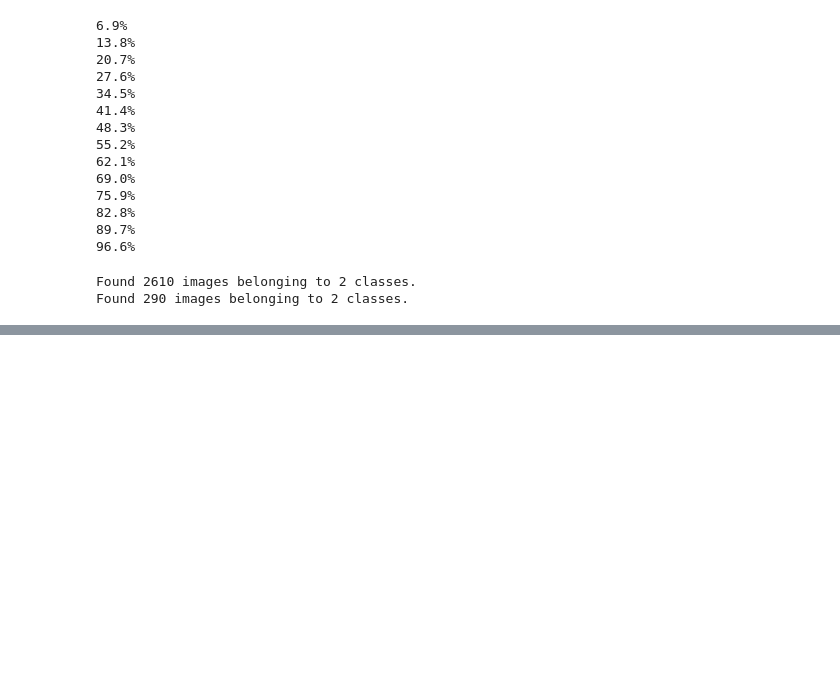
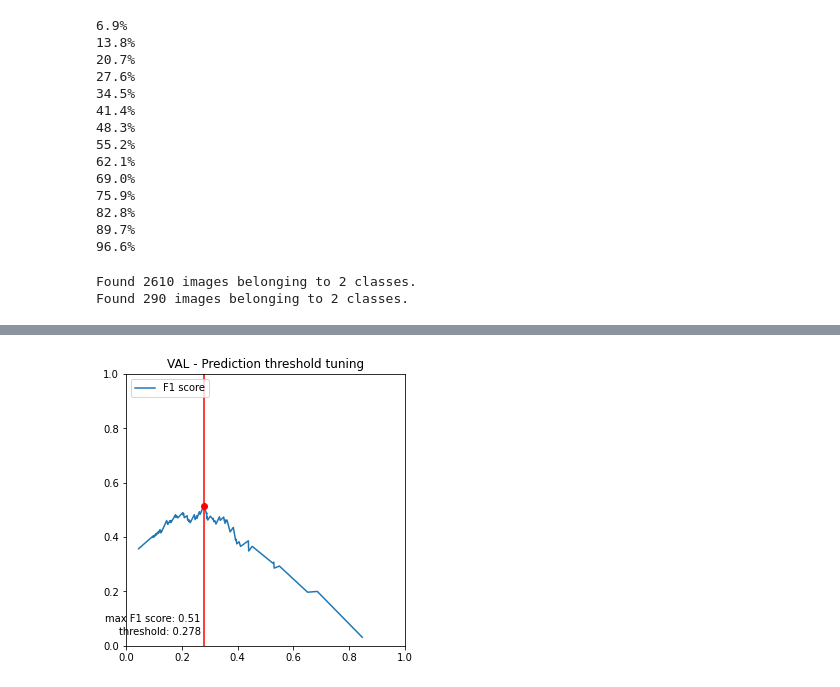
Before and after one commit to phfimmers/Mole-Detection-CNN-Project, a Jupyter notebook: src/model/model_transfer_learning_google_colab.ipynb, the cells around one changed output, grey strips where cells are left out. Cells and saved outputs as stored; diff of their text form; code cells hidden in the pictures; blank space fills up the shorter version.

```diff
--- a/src/model/model_transfer_learning_google_colab.ipynb
+++ b/src/model/model_transfer_learning_google_colab.ipynb
@@ -369,0 +472,9 @@ print('ROC AUC score: {:.2f}'.format(roc_auc_score(y_test, model.predict(X_test)
+# %%
+plt.figure(figsize = (5,5))
+ax, cut_point_F1 = f_beta_scores_display(model.predict(X_test), y_test, 1)
+#f_beta_scores_display(1 - model.predict(X_train).ravel(), 1 - y_train, 1)
+#accuracy_scores_display(model.predict(X_test).ravel(), y_test)
+plt.title('VAL - Prediction threshold tuning')
+plt.show()
+# %% [output]
+[figure, added]
```
Also changed, not shown: parts of 11 cells of this notebook.
